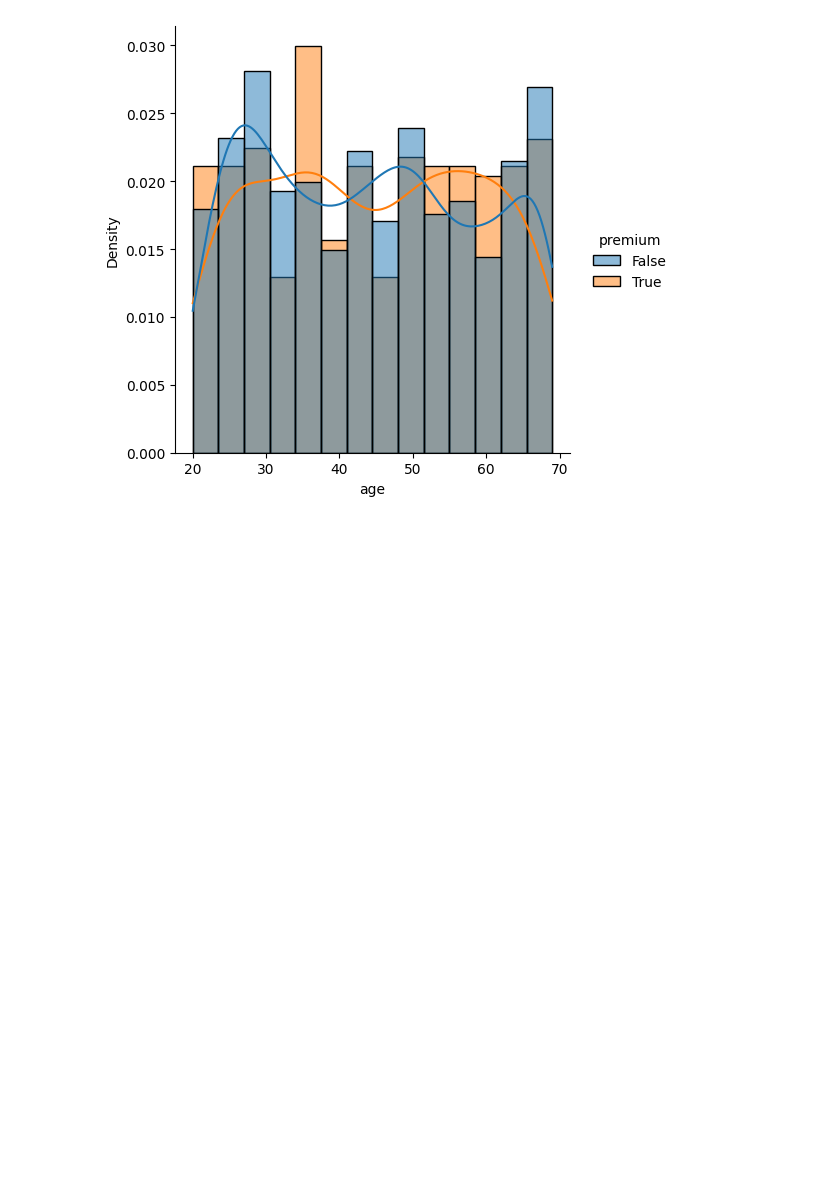
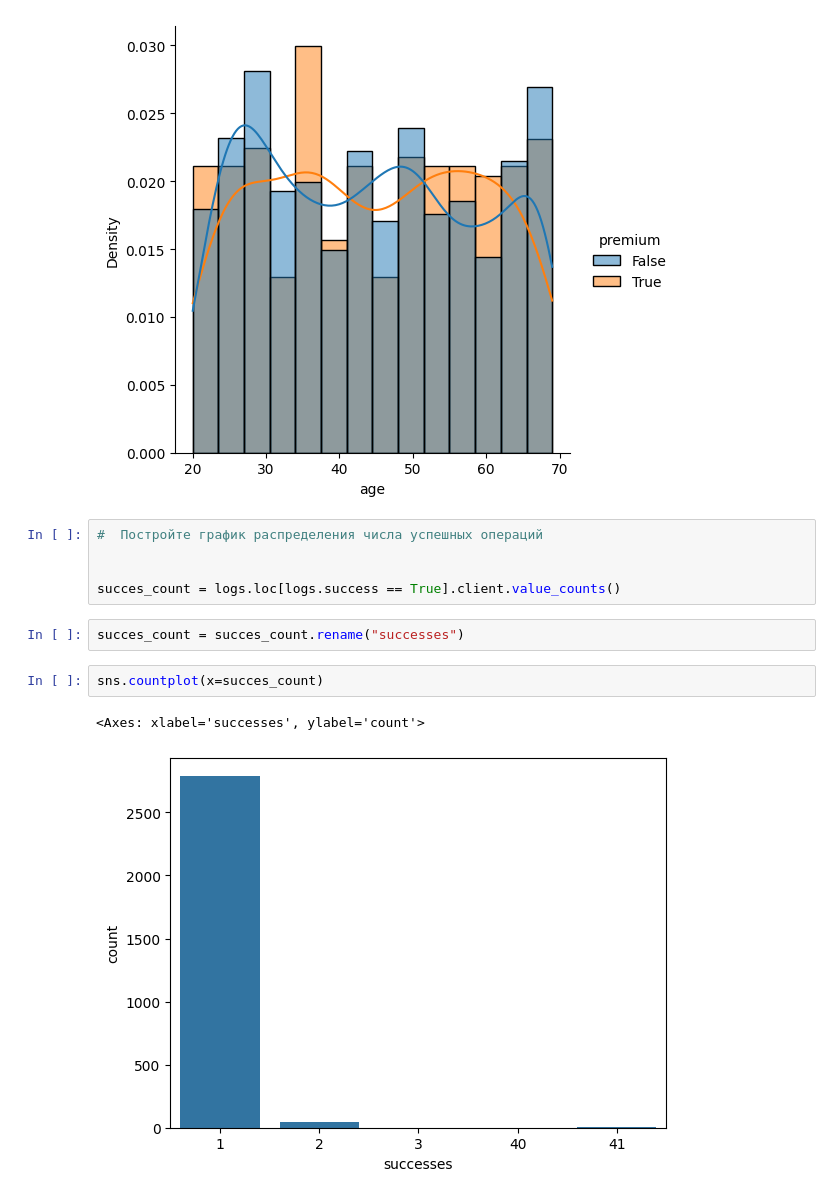
Before and after one commit to abirul3881/Data_analysis_project_one, a Jupyter notebook: Lessen_1/Less_notBook.ipynb, the cells around one changed output. Drawn from its saved outputs; the diff is of its cells as text; blank space fills up the shorter version.

```diff
--- a/Lessen_1/Less_notBook.ipynb
+++ b/Lessen_1/Less_notBook.ipynb
@@ -137,3 +138,15 @@ sns.displot(data=premium_logs, x='age', hue='premium', kde=True, kind='hist', st
 # %% [output]
 <seaborn.axisgrid.FacetGrid at 0x...>
 [figure]
+# %%
+#  Постройте график распределения числа успешных операций
+
+
+succes_count = logs.loc[logs.success == True].client.value_counts()
+# %%
+succes_count = succes_count.rename("successes")
+# %%
+sns.countplot(x=succes_count)
+# %% [output]
+<Axes: xlabel='successes', ylabel='count'>
+[figure, added]
```
Also changed, not shown: parts of 2 cells of this notebook.
